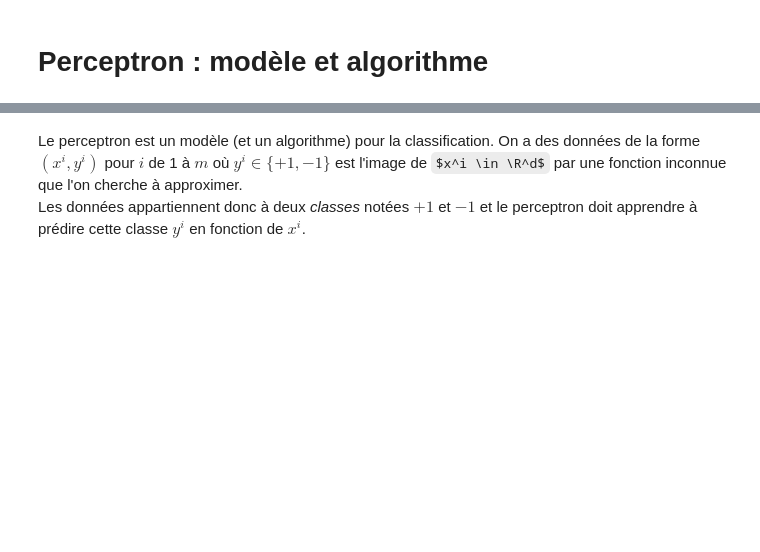
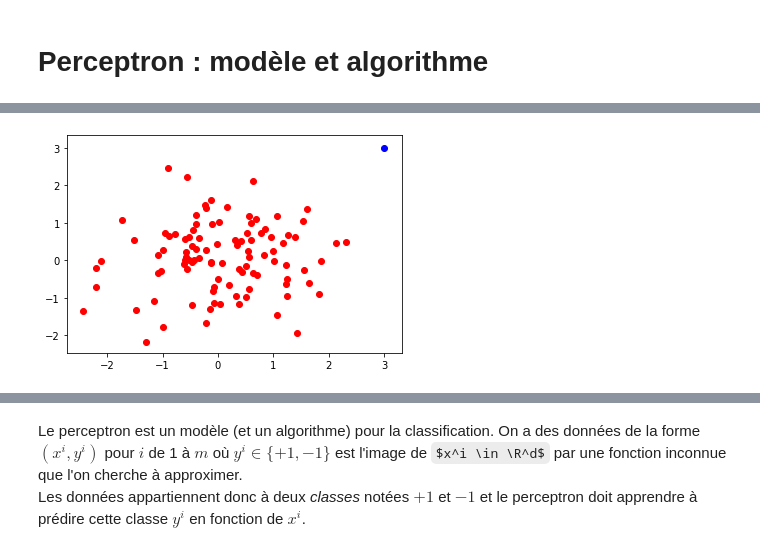
Before and after one commit to DrAlgo/apprentissage_m2_amis, a Jupyter notebook: jupyter/6_perceptron.ipynb, the cells around one changed output, grey strips where cells are left out. Cells and saved outputs as stored; diff of their text form; code cells hidden in the pictures; some formulas as TeX source; blank space fills up the shorter version.

```diff
--- a/jupyter/6_perceptron.ipynb
+++ b/jupyter/6_perceptron.ipynb
@@ -17,0 +74,9 @@ from matplotlib.colors import ListedColormap
+# %%
+X1 = np.random.multivariate_normal([0,0],[[1,0],[0,1]],100)
+X1 = np.concatenate( (X1, np.array([[3,3]])), axis=0 )
+Y1 = np.array([1]*100 + [-1])
+plt.scatter(X1[Y1==1][:,0],X1[Y1==1][:,1],c='red')
+plt.scatter(X1[Y1==-1][:,0],X1[Y1==-1][:,1],c='blue')
+plt.show()
+# %% [output]
+[figure, added]
```
Also changed, not shown: parts of 14 cells of this notebook, 1 other file.
